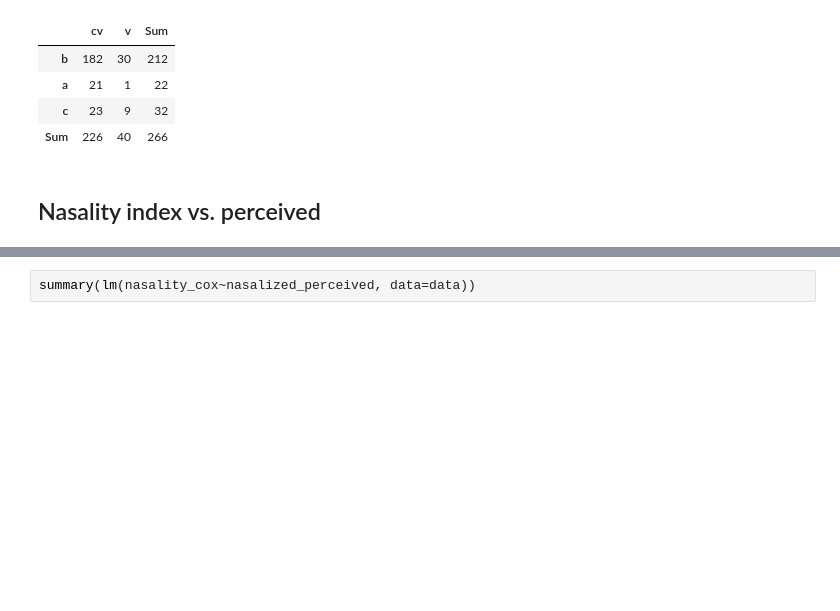
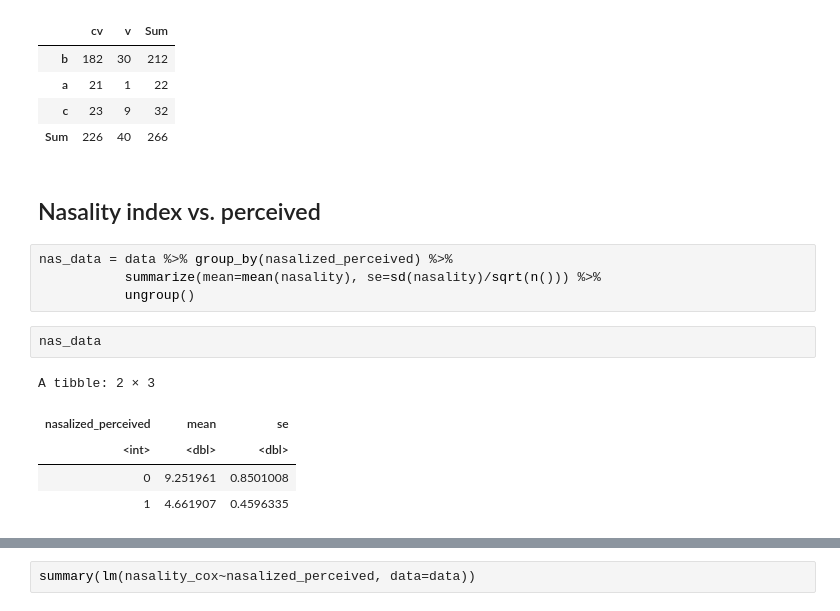
Before and after one commit to seantyh/hosaurus, a Jupyter notebook: lmer_ho_all_data.ipynb, the cells around one changed output, grey strips where cells are left out. Drawn from its saved outputs; the diff is of its cells as text; blank space fills up the shorter version.

```diff
--- a/lmer_ho_all_data.ipynb
+++ b/lmer_ho_all_data.ipynb
@@ -108,3 +110,15 @@ A table: 4 × 3 of type dbl
 | Sum | 226 | 40 | 266 |
 # %% [markdown]
 ## Nasality index vs. perceived
+# %%
+nas_data = data %>% group_by(nasalized_perceived) %>%
+           summarize(mean=mean(nasality), se=sd(nasality)/sqrt(n())) %>%
+           ungroup()
+# %%
+nas_data
+# %% [output]
+A tibble: 2 × 3
+| nasalized_perceived | mean | se |
+| <int> | <dbl> | <dbl> |
+| 0 | 9.251961 | 0.8501008 |
+| 1 | 4.661907 | 0.4596335 |
```
Also changed, not shown: parts of 3 cells of this notebook, 2 other files.
